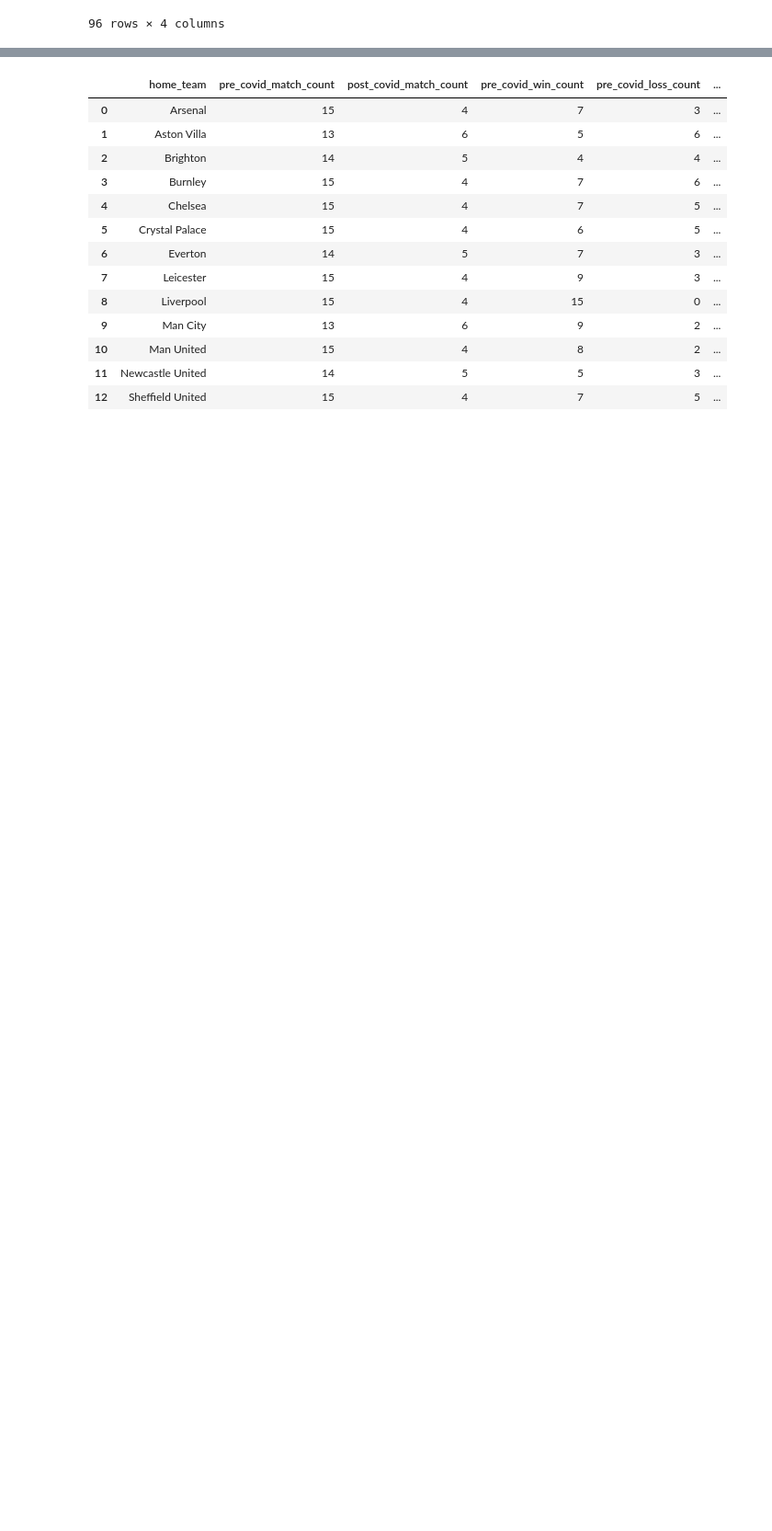
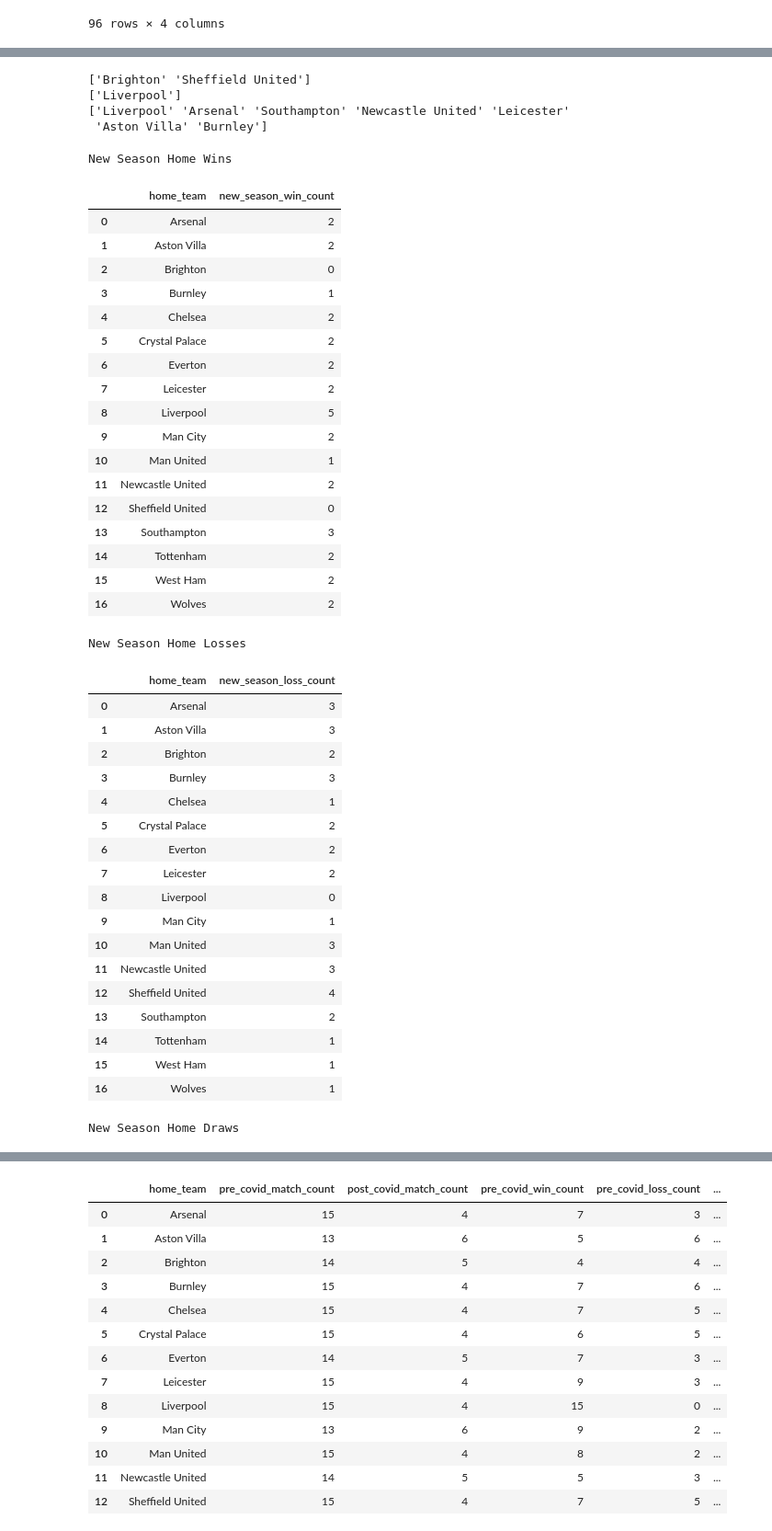
Before and after one commit to CharlesPeterMcCarthy/english-premier-league-2019-2020-statistical-analysis, a Jupyter notebook: epl-2019-2020.ipynb, the cells around one changed output, grey strips where cells are left out. Shown at 92% size. Cells and saved outputs as stored; diff of their text form; code cells hidden in the pictures; blank space fills up the shorter version.

Commit message:
New Season Result Counts

```diff
--- a/epl-2019-2020.ipynb
+++ b/epl-2019-2020.ipynb
@@ -2034,8 +2034,77 @@ new_season_matches_df = new_season_matches_df[~new_season_matches_df.home_team.i
 relegated_teams = ['Bournemouth', 'Norwich', 'Watford']
 home_result_counts_extended = home_result_counts[~home_result_counts.home_team.isin(relegated_teams)].reset_index(drop=True)
 
-new_season_matches_df.groupby(['home_team']).size().reset_index(name='new_season_match_count').sort_values('home_team', ascending=True)
+home_result_counts_extended['new_season_match_count'] = new_season_matches_df.groupby(['home_team']).size().reset_index(name='new_season_match_count').sort_values('home_team', ascending=True).new_season_match_count
 
 new_season_home_win_matches = new_season_matches_df[new_season_matches_df.full_time_result == 'H']
+# .groupby(['home_team']).size().reset_index(name='new_season_win_count').sort_values('home_team', ascending=True).new_season_win_count
 new_season_home_loss_matches = new_season_matches_df[new_season_matches_df.full_time_result == 'A']
 new_season_home_draw_matches = new_season_matches_df[new_season_matches_df.full_time_result == 'D']
+
+# new_season_home_win_matches = new_season_home_win_matches.groupby(['home_team']).size().reset_index(name='new_season_home_win_count').sort_values('home_team', ascending=False)
+new_season_home_win_counts = new_season_home_win_matches.groupby(['home_team']).size().reset_index(name='new_season_win_count').sort_values('home_team', ascending=True)
+new_season_home_loss_counts = new_season_home_loss_matches.groupby(['home_team']).size().reset_index(name='new_season_loss_count').sort_values('home_team', ascending=True)
+new_season_home_draw_counts = new_season_home_draw_matches.groupby(['home_team']).size().reset_index(name='new_season_draw_count').sort_values('home_team', ascending=True)
+# %%
+non_win_missing_teams = new_season_matches_df[~new_season_matches_df.home_team.isin(new_season_home_win_matches.home_team)].home_team.unique()
+non_loss_missing_teams = new_season_matches_df[~new_season_matches_df.home_team.isin(new_season_home_loss_matches.home_team)].home_team.unique()
+non_draw_missing_teams = new_season_matches_df[~new_season_matches_df.home_team.isin(new_season_home_draw_matches.home_team)].home_team.unique()
+
+print(non_win_missing_teams)
+print(non_loss_missing_teams)
+print(non_draw_missing_teams)
+# %% [output]
+['Brighton' 'Sheffield United']
+['Liverpool']
+['Liverpool' 'Arsenal' 'Southampton' 'Newcastle United' 'Leicester'
+ 'Aston Villa' 'Burnley']
+# %%
+new_season_home_win_counts = new_season_home_win_counts.append([{'home_team': x, 'new_season_win_count': 0} for x in non_win_missing_teams], ignore_index=True).sort_values('home_team', ascending=True).reset_index(drop=True)
+new_season_home_loss_counts = new_season_home_loss_counts.append([{'home_team': x, 'new_season_loss_count': 0} for x in non_loss_missing_teams], ignore_index=True).sort_values('home_team', ascending=True).reset_index(drop=True)
+new_season_home_draw_counts = new_season_home_draw_counts.append([{'home_team': x, 'new_season_draw_count': 0} for x in non_draw_missing_teams], ignore_index=True).sort_values('home_team', ascending=True).reset_index(drop=True)
+# %%
+win_styler = new_season_home_win_counts.style.set_table_attributes("style='display:inline'").set_caption('New Season Home Wins')
+loss_styler = new_season_home_loss_counts.style.set_table_attributes("style='display:inline'").set_caption('New Season Home Losses')
+draw_styler = new_season_home_draw_counts.style.set_table_attributes("style='display:inline'").set_caption('New Season Home Draws')
+
+display_html(win_styler._repr_html_()+loss_styler._repr_html_()+draw_styler._repr_html_(), raw=True)
+# %% [output]
+New Season Home Wins
+|  | home_team | new_season_win_count |
+| 0 | Arsenal | 2 |
+| 1 | Aston Villa | 2 |
+| 2 | Brighton | 0 |
+| 3 | Burnley | 1 |
+| 4 | Chelsea | 2 |
+| 5 | Crystal Palace | 2 |
+| 6 | Everton | 2 |
+| 7 | Leicester | 2 |
+| 8 | Liverpool | 5 |
+| 9 | Man City | 2 |
+| 10 | Man United | 1 |
+| 11 | Newcastle United | 2 |
+| 12 | Sheffield United | 0 |
+| 13 | Southampton | 3 |
+| 14 | Tottenham | 2 |
+| 15 | West Ham | 2 |
+| 16 | Wolves | 2 |
+New Season Home Losses
+|  | home_team | new_season_loss_count |
+| 0 | Arsenal | 3 |
+| 1 | Aston Villa | 3 |
+| 2 | Brighton | 2 |
+| 3 | Burnley | 3 |
+| 4 | Chelsea | 1 |
+| 5 | Crystal Palace | 2 |
+| 6 | Everton | 2 |
+| 7 | Leicester | 2 |
+| 8 | Liverpool | 0 |
+| 9 | Man City | 1 |
+| 10 | Man United | 3 |
+| 11 | Newcastle United | 3 |
+| 12 | Sheffield United | 4 |
+| 13 | Southampton | 2 |
+| 14 | Tottenham | 1 |
+| 15 | West Ham | 1 |
+| 16 | Wolves | 1 |
+New Season Home Draws
```
Also changed, not shown: parts of 4 cells of this notebook.
